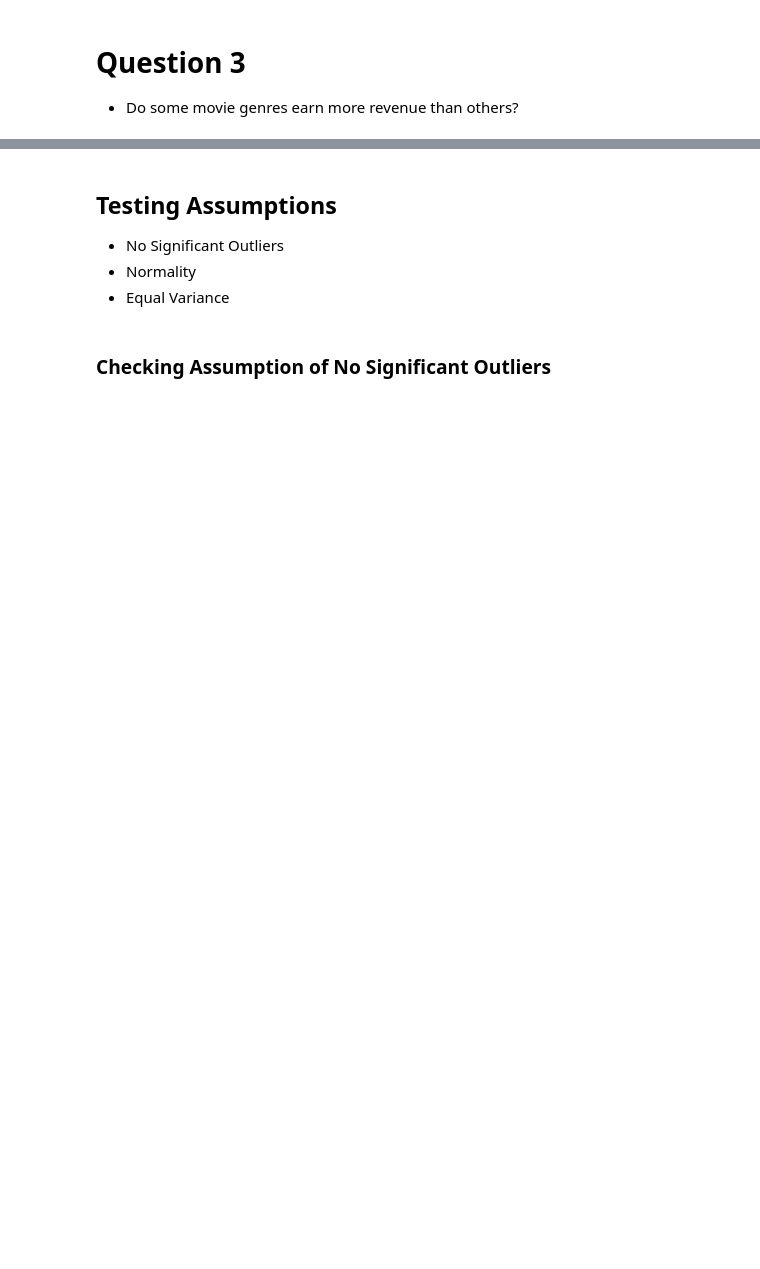
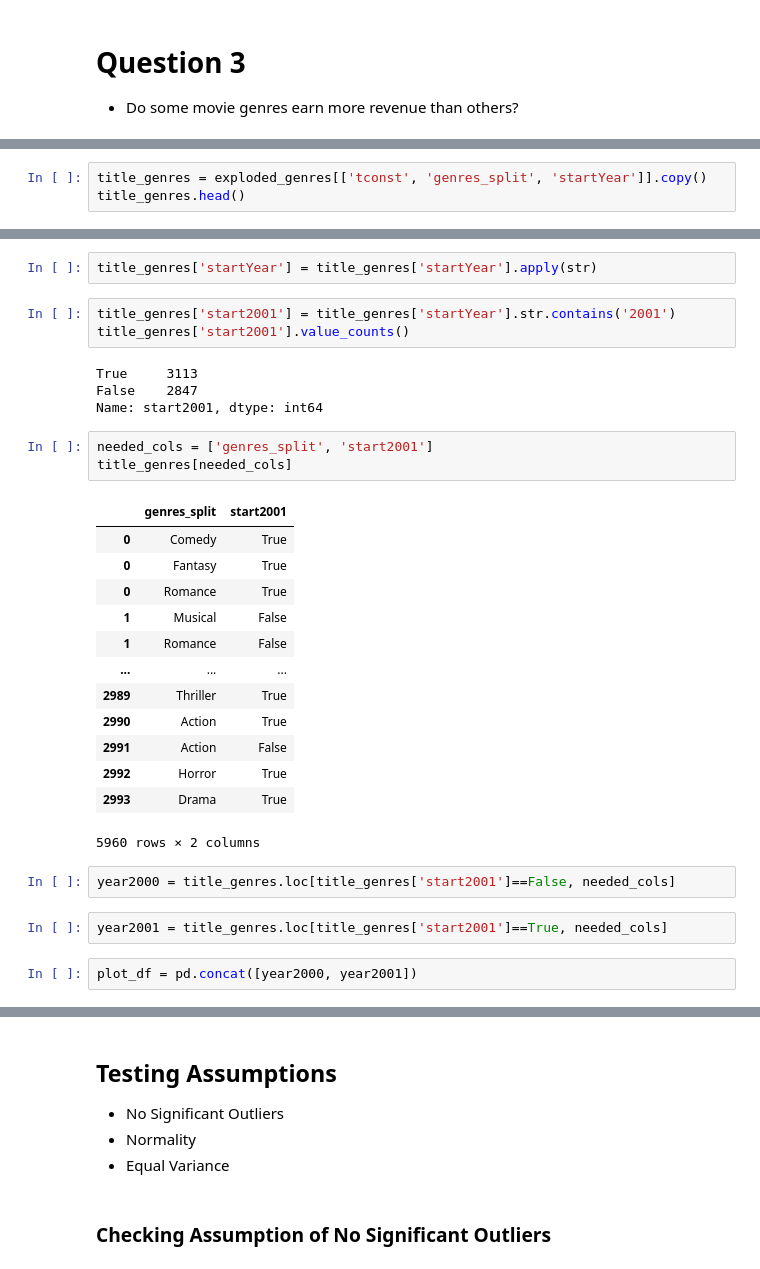
Before and after one commit to jamesbelk0/IMDB_MySQL_Database, a Jupyter notebook: Hypothesis.ipynb, the cells around one changed output, grey strips where cells are left out. Drawn from its saved outputs; the diff is of its cells as text; blank space fills up the shorter version.

```diff
--- a/Hypothesis.ipynb
+++ b/Hypothesis.ipynb
@@ -447,0 +472,3 @@ $H_A$ (Alternative Hypothesis): There is a significant difference in the revenue
+# %%
+title_genres = exploded_genres[['tconst', 'genres_split', 'startYear']].copy()
+title_genres.head()
@@ -447,0 +482,32 @@ $H_A$ (Alternative Hypothesis): There is a significant difference in the revenue
+# %%
+title_genres['startYear'] = title_genres['startYear'].apply(str)
+# %%
+title_genres['start2001'] = title_genres['startYear'].str.contains('2001')
+title_genres['start2001'].value_counts()
+# %% [output]
+True     3113
+False    2847
+Name: start2001, dtype: int64
+# %%
+needed_cols = ['genres_split', 'start2001']
+title_genres[needed_cols]
+# %% [output]
+|  | genres_split | start2001 |
+| 0 | Comedy | True |
+| 0 | Fantasy | True |
+| 0 | Romance | True |
+| 1 | Musical | False |
+| 1 | Romance | False |
+| ... | ... | ... |
+| 2989 | Thriller | True |
+| 2990 | Action | True |
+| 2991 | Action | False |
+| 2992 | Horror | True |
+| 2993 | Drama | True |
+5960 rows × 2 columns
+# %%
+year2000 = title_genres.loc[title_genres['start2001']==False, needed_cols]
+# %%
+year2001 = title_genres.loc[title_genres['start2001']==True, needed_cols]
+# %%
+plot_df = pd.concat([year2000, year2001])
```
Also changed, not shown: parts of 24 cells of this notebook.
